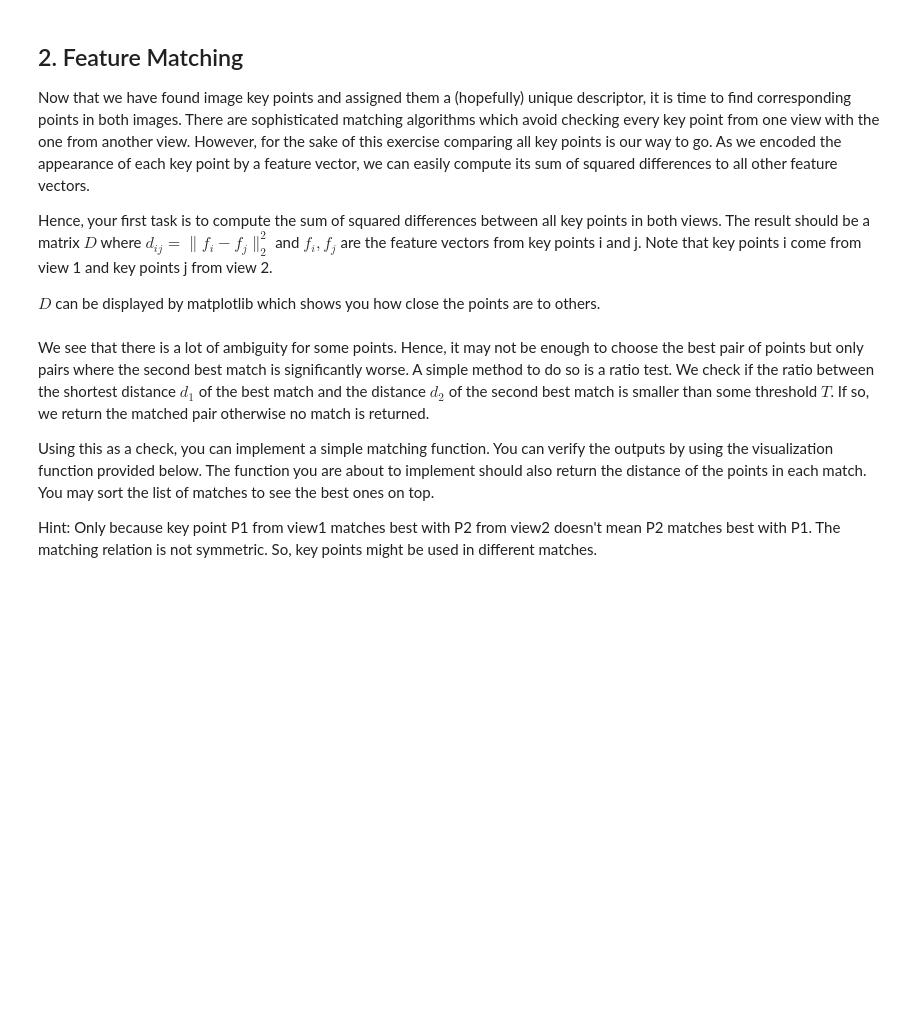
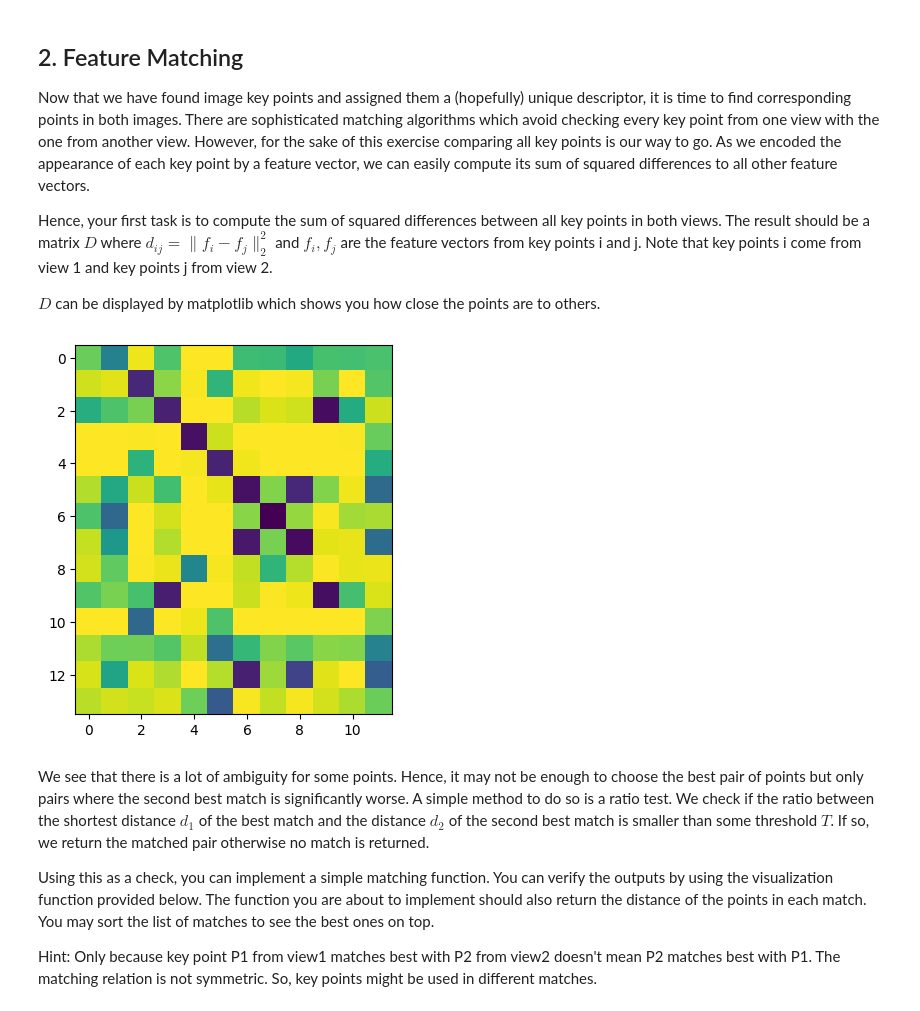
Before and after one commit to binyamolango/3dcv-students, a Jupyter notebook: 4.0-tl-feature-matching.ipynb, the cells around one changed output. Cells and saved outputs as stored; diff of their text form; code cells hidden in the pictures; blank space fills up the shorter version.

```diff
--- a/4.0-tl-feature-matching.ipynb
+++ b/4.0-tl-feature-matching.ipynb
@@ -342,7 +342,7 @@ def get_gradient_orientations(grad_patches_x: npt.ArrayLike, grad_patches_y: npt
     :return array with the gradient orientations [number of keypoints, patch_size, patch_size]
     """
     # TODO: implement it
-    orientation = np.degrees(arctan2(grad_patches_y, grad_patches_x))
+    orientation = np.degrees(np.arctan2(grad_patches_y, grad_patches_x))
     orientation = np.mod(orientation, 360)
     return orientation
 
@@ -403,15 +403,15 @@ def create_features(keypoints: npt.ArrayLike, magnitudes: npt.ArrayLike, orienta
                 hist, _ = np.histogram(cell_orientation, bins=bin_edges, weights=cell_magnitudes)
                 descriptor_parts.append(hist)
 
-    # concatenate all histograms into a 128-length descriptor
-    descriptor = np.concatenate(descriptor_parts)
+        # concatenate all histograms into a 128-length descriptor
+        descriptor = np.concatenate(descriptor_parts)
 
-    # normalize the final vector to unit length
-    norm = np.linalg.norm(descriptor)
-    if norm > 0:
-        descriptor = descriptor / norm
+        # normalize the final vector to unit length
+        norm = np.linalg.norm(descriptor)
+        if norm > 0:
+            descriptor = descriptor / norm
 
-    features[i] = descriptor
+        features[i] = descriptor
 
     return features
 
@@ -443,17 +443,20 @@ def create_descriptors(img, keypoints, angles, patch_size=16, cell_size=4, histo
     grad_patches_y = extract_patches(Iy, keypoints, angles, patch_size)
 
     # 4. compute gradient orientation and magnitude for each pixel in each patch (implement the functions above and call them)
-    orientations = # TODO: implement and call get_gradient_orientations
-    magnitudes = # TODO: implement and call get_gradient_magnitudes
+    orientations = get_gradient_orientations(grad_patches_x, grad_patches_y)
+    magnitudes = get_gradient_magnitudes(grad_patches_x, grad_patches_y)
 
     # 5. magnitude weighting (implement the function above and call it)
     # TODO: implement and call add_magnitude_weighting
+    magnitude_weighting = add_magnitude_weighting(magnitudes, patch_size)
 
     # 6. create features (implement the function above and call it)
     # TODO: implement and call create_features
+    features = create_features(keypoints, magnitude_weighting, orientations, patch_size, cell_size, histogram_bins)
 
     # 7. return features
     # TODO: implement it
+    return features
 # %%
 features = {}
 features["view1"] = create_descriptors(view1, *keypoints['view1'], patch_size=16, cell_size=4)
@@ -470,20 +473,25 @@ $D$ can be displayed by matplotlib which shows you how close the points are to o
 # %%
 features_view1 = features["view1"]
 features_view2 = features["view2"]
 
 def get_distances(features_view1: npt.ArrayLike, features_view2: npt.ArrayLike) -> np.ndarray:
     """Compute the distance matrix between the feature vectors.
 
     :param features_view1: feature vectors of view 1 [number of keypoints view 1, feature vector size]
     :param features_view2: feature vectors of view 2 [number of keypoints view 2, feature vector size]
     :return array with distance matrix [number of keypoints 1, number of keypoints view 2]
     """
     # TODO: implement it
 
-D = # TODO: implement and call get_distances
+    diff = features_view1[:, None, :] - features_view2[None, :, :]
+    return np.sum(diff ** 2, axis=2)
+
+D = get_distances(features_view1, features_view2)
 
 plt.imshow(D)
 plt.show()
+# %% [output]
+[figure, added]
 # %% [markdown]
 We see that there is a lot of ambiguity for some points. Hence, it may not be enough to choose the best pair of points but only pairs where the second best match is significantly worse. A simple method to do so is a ratio test. We check if the ratio between the shortest distance $d_1$ of the best match and the distance $d_2$ of the second best match is smaller than some threshold $T$. If so, we return the matched pair otherwise no match is returned.
 
```
Also changed, not shown: parts of 3 cells of this notebook.
